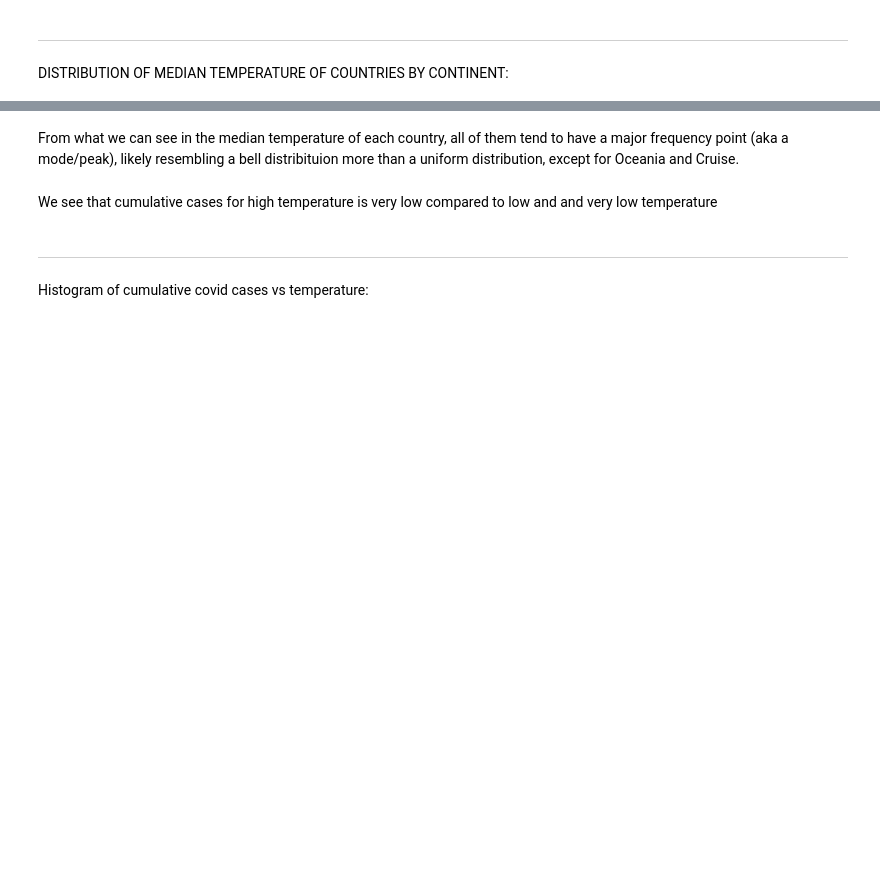
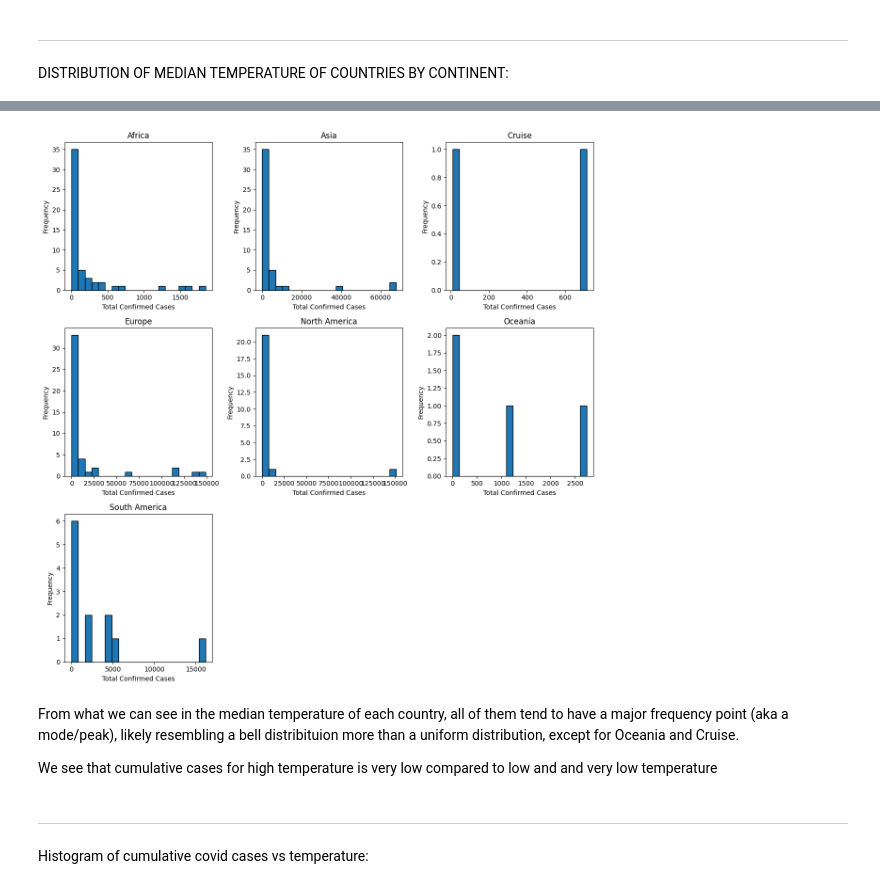
Before and after one commit to jean03f/Covid-19_DataAnalysis, a Jupyter notebook: HypothesisTesting.ipynb, the cells around one changed output, grey strips where cells are left out. Cells and saved outputs as stored; diff of their text form; code cells hidden in the pictures; blank space fills up the shorter version.

```diff
--- a/HypothesisTesting.ipynb
+++ b/HypothesisTesting.ipynb
@@ -65,7 +74,29 @@ plt.show()
+# %%
+# --- Changes start here ---
+
+# Calculate total confirmed cases per continent
+cases_by_country = df.groupby('Country_Region')['ConfirmedCases'].max()  # Or .sum(), depending on what you want
+merged_cases_df = pd.merge(cases_by_country, continent_map_df, on='Country_Region', how='left')
+grouped_cases_data = merged_cases_df.groupby('Continent')
+
+# Creating histograms for the selected continents and cruise:
+plt.figure(figsize=(12, 12))
+for i, continent in enumerate(continents_to_plot):
+    data = grouped_cases_data.get_group(continent)
+    plt.subplot(3, 3, i + 1)
+    plt.hist(data['ConfirmedCases'], bins=20, edgecolor='black')
+    plt.title(continent)
+    plt.xlabel('Total Confirmed Cases')  # Changed x-label
+    plt.ylabel('Frequency')
+
+plt.tight_layout()  # Adjust layout to prevent overlapping
+plt.show()
+# %% [output]
+[figure, added]
 # %% [markdown]
 From what we can see in the median temperature of each country, all of them tend to have a major frequency point (aka a mode/peak), likely resembling a bell distribituion more than a uniform distribution, except for Oceania and Cruise.
+
+We see that cumulative cases for high temperature is very low compared to low and and very low temperature
-# %% [markdown]
-We see that cumulative cases for high temperature is very low compared to low and and very low temperature
 # %% [markdown]
 <hr style="fill: 1px solid white;">
 <font face="Arial" size="6.5">Histogram of cumulative covid cases vs temperature:</font>
```
Also changed, not shown: parts of 14 cells of this notebook.
